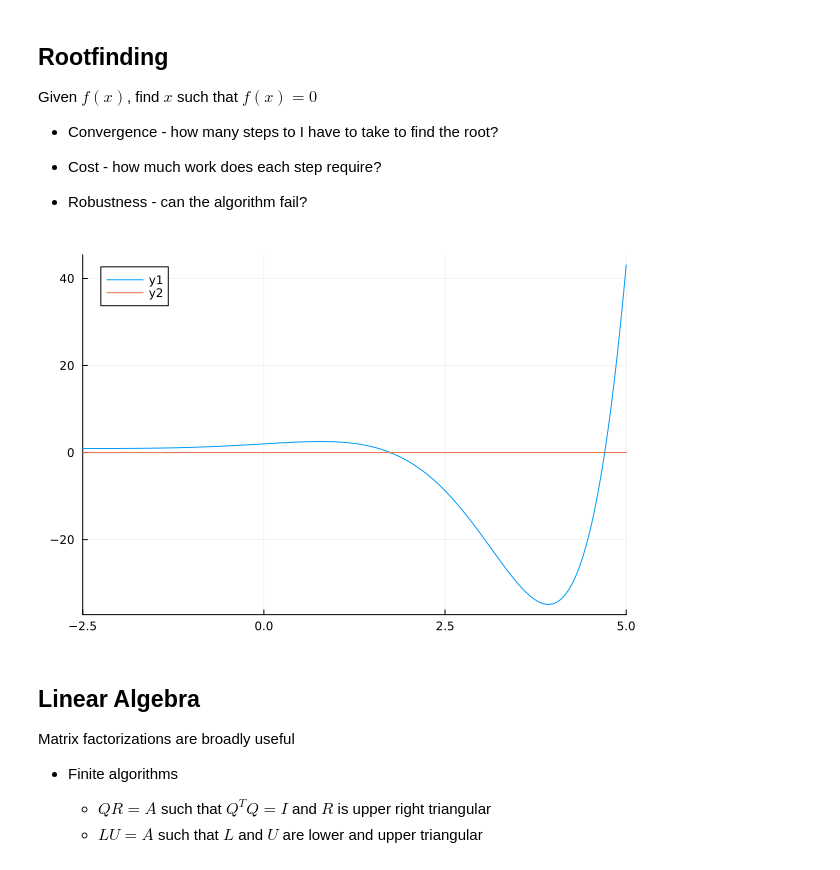
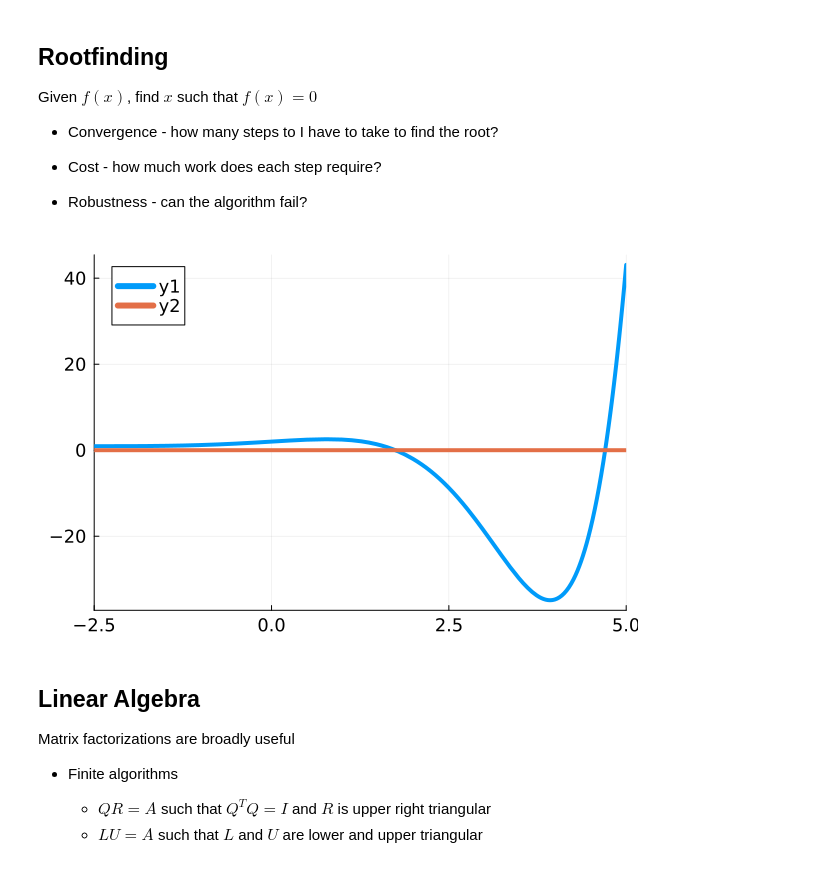
Before and after one commit to jeremylt/csci-3656-fall-2025, a Jupyter notebook: source/notebooks/2025-08-22-Welcome.ipynb, the cells around one changed output. Saved outputs shown, nothing was run; the diff lists cells and outputs as text; code cells hidden in the pictures.

```diff
--- a/source/notebooks/2025-08-22-Welcome.ipynb
+++ b/source/notebooks/2025-08-22-Welcome.ipynb
@@ -83,12 +83,19 @@ Given $f \left( x \right)$, find $x$ such that $f \left( x \right) = 0$
 * Robustness - can the algorithm fail?
 # %%
 using Plots
+default(
+    linewidth=4,
+    markersize=5,
+    legendfontsize=12,
+    xtickfontsize=12,
+    ytickfontsize=12,
+)
 
 a = 1
 f(x) = exp(x) * cos(a * x) + 1
 plot([f, x -> 0], xlims=[-2.5, 5])
 # %% [output]
-[figure, old version]
+[figure, new version]
 # %% [markdown]
 ## Linear Algebra
 
```
Also changed, not shown: parts of 4 cells of this notebook, 2 other files.
